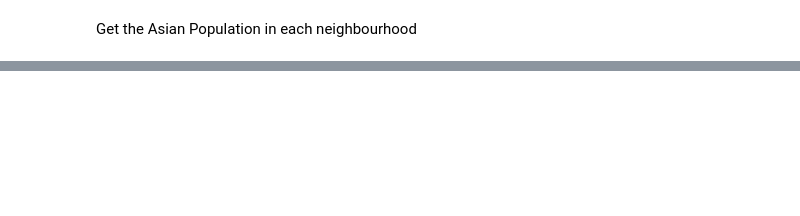
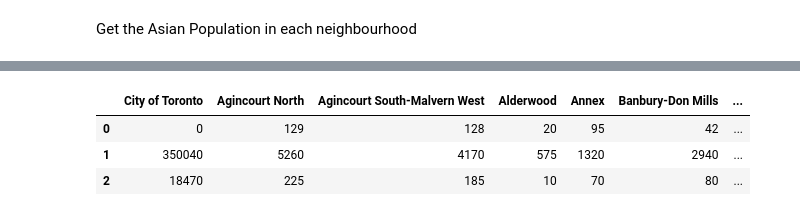
Before and after one commit to agprasanna/Coursera_Capstone, a Jupyter notebook: Opening a Sri Lankan Restaurant in Toronto.ipynb, the cells around one changed output, grey strips where cells are left out. Saved outputs shown, nothing was run; the diff lists cells and outputs as text; code cells hidden in the pictures; blank space fills up the shorter version.

```diff
--- a/Opening a Sri Lankan Restaurant in Toronto.ipynb
+++ b/Opening a Sri Lankan Restaurant in Toronto.ipynb
@@ -232,0 +237,10 @@ SouthAsian_df.drop(columns=["_id","Category","Topic","Data Source","Characterist
+# %%
+#SouthAsian_df
+#SouthAsian_df.iloc[0,0] = 0
+SouthAsian_df.astype('int64')
+#SouthAsian_df.dtypes
+# %% [output]
+|  | City of Toronto | Agincourt North | Agincourt South-Malvern West | Alderwood | Annex | Banbury-Don Mills | ... |
+| 0 | 0 | 129 | 128 | 20 | 95 | 42 | ... |
+| 1 | 350040 | 5260 | 4170 | 575 | 1320 | 2940 | ... |
+| 2 | 18470 | 225 | 185 | 10 | 70 | 80 | ... |
```
Also changed, not shown: parts of 4 cells of this notebook.
